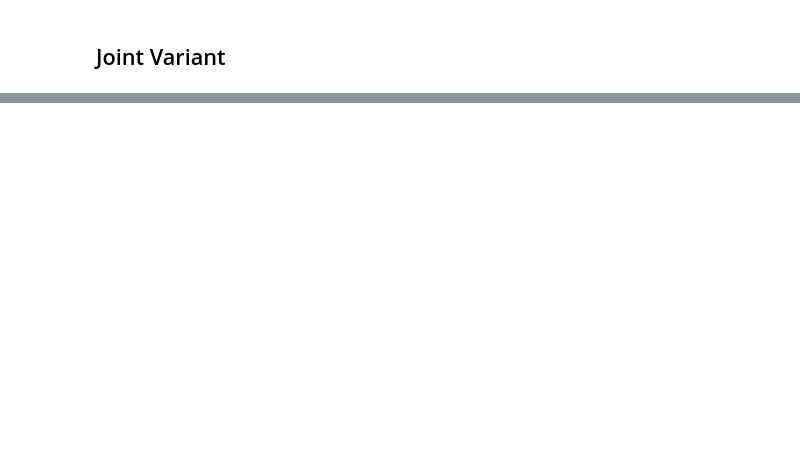
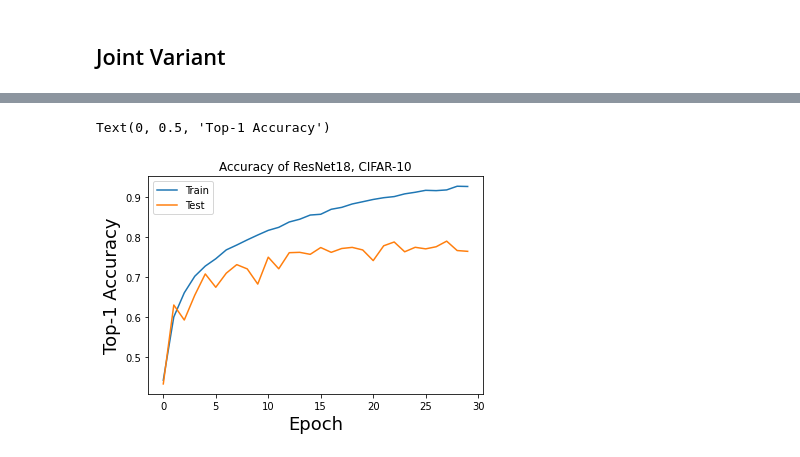
Before and after one commit to trowk/CS395T_Final, a Jupyter notebook: cs395T_final.ipynb, the cells around one changed output, grey strips where cells are left out. Cells and saved outputs as stored; diff of their text form; code cells hidden in the pictures; blank space fills up the shorter version.

```diff
--- a/cs395T_final.ipynb
+++ b/cs395T_final.ipynb
@@ -317,0 +469,11 @@ num_blocks = 1: model = JointMixtureModel(num_blocks=1, depth = 2, att_heads=2)
+# %%
+# Display ResNet18 Results
+plt.plot(resnet18_train)
+plt.plot(resnet18_val)
+plt.legend(["Train", "Test"])
+plt.title("Accuracy of ResNet18, CIFAR-10")
+plt.xlabel('Epoch', fontsize = 18)
+plt.ylabel('Top-1 Accuracy', fontsize = 18)
+# %% [output]
+Text(0, 0.5, 'Top-1 Accuracy')
+[figure, added]
```
Also changed, not shown: parts of 17 cells of this notebook, 1 other file.
